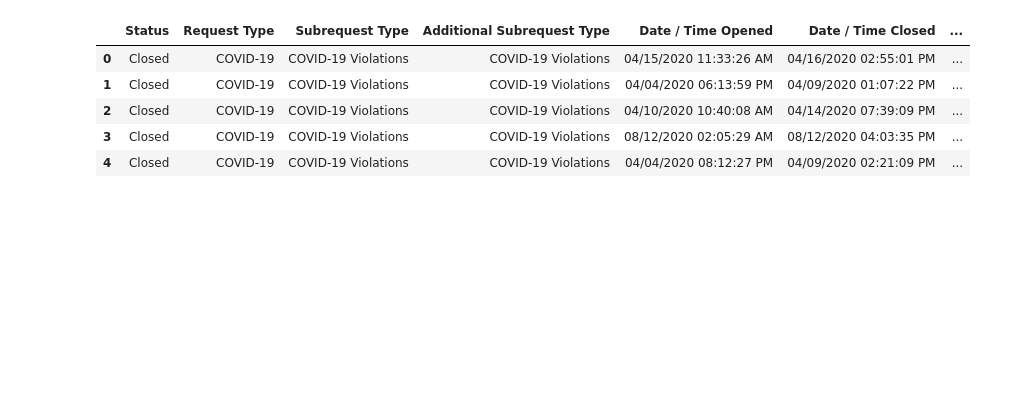
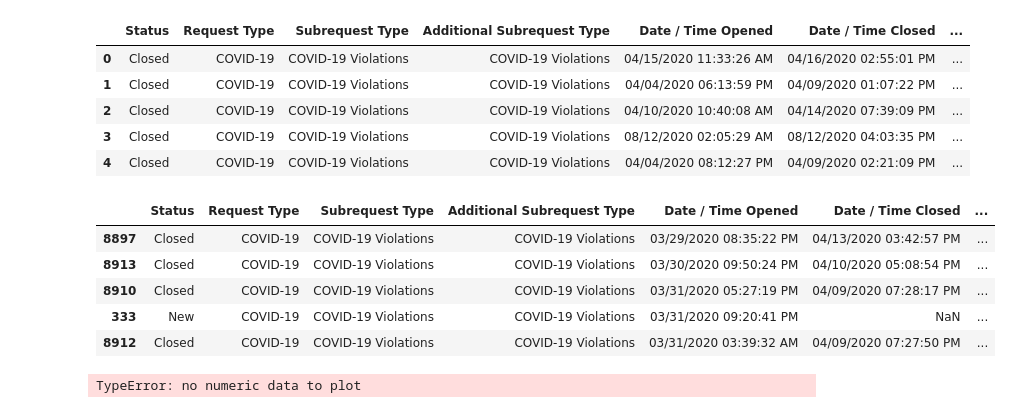
Before and after one commit to NSS-Data-Analytics-Cohort-3/nashville-covid-typhoid_turtles, a Jupyter notebook: notebooks/covid_nashville_KL.ipynb, the cells around one changed output. Drawn from its saved outputs; the diff is of its cells as text; code cells hidden in the pictures; blank space fills up the shorter version.

```diff
--- a/notebooks/covid_nashville_KL.ipynb
+++ b/notebooks/covid_nashville_KL.ipynb
@@ -265,3 +287,21 @@ hubnash_covid_violations.head()
 | 2 | Closed | COVID-19 | COVID-19 Violations | COVID-19 Violations | 04/10/2020 10:40:08 AM | 04/14/2020 07:39:09 PM | ... |
 | 3 | Closed | COVID-19 | COVID-19 Violations | COVID-19 Violations | 08/12/2020 02:05:29 AM | 08/12/2020 04:03:35 PM | ... |
 | 4 | Closed | COVID-19 | COVID-19 Violations | COVID-19 Violations | 04/04/2020 08:12:27 PM | 04/09/2020 02:21:09 PM | ... |
+# %%
+hubnash_covid_violations_sorted = hubnash_covid_violations.sort_values(by='datetime')
+hubnash_covid_violations_sorted.head()
+# %% [output]
+|  | Status | Request Type | Subrequest Type | Additional Subrequest Type | Date / Time Opened | Date / Time Closed | ... |
+| 8897 | Closed | COVID-19 | COVID-19 Violations | COVID-19 Violations | 03/29/2020 08:35:22 PM | 04/13/2020 03:42:57 PM | ... |
+| 8913 | Closed | COVID-19 | COVID-19 Violations | COVID-19 Violations | 03/30/2020 09:50:24 PM | 04/10/2020 05:08:54 PM | ... |
+| 8910 | Closed | COVID-19 | COVID-19 Violations | COVID-19 Violations | 03/31/2020 05:27:19 PM | 04/09/2020 07:28:17 PM | ... |
+| 333 | New | COVID-19 | COVID-19 Violations | COVID-19 Violations | 03/31/2020 09:20:41 PM | NaN | ... |
+| 8912 | Closed | COVID-19 | COVID-19 Violations | COVID-19 Violations | 03/31/2020 03:39:32 AM | 04/09/2020 07:27:50 PM | ... |
+# %%
+# plotting 2 dataframes on one plot. davidson_cases[date] and hubnash_covid_violations_sorted[datetime]
+
+ax = davidson_cases['date'].plot()
+
+hubnash_covid_violations_sorted['datetime'].plot(ax=ax)
+# %% [output]
+TypeError: no numeric data to plot
```
Also changed, not shown: parts of 9 cells of this notebook.
